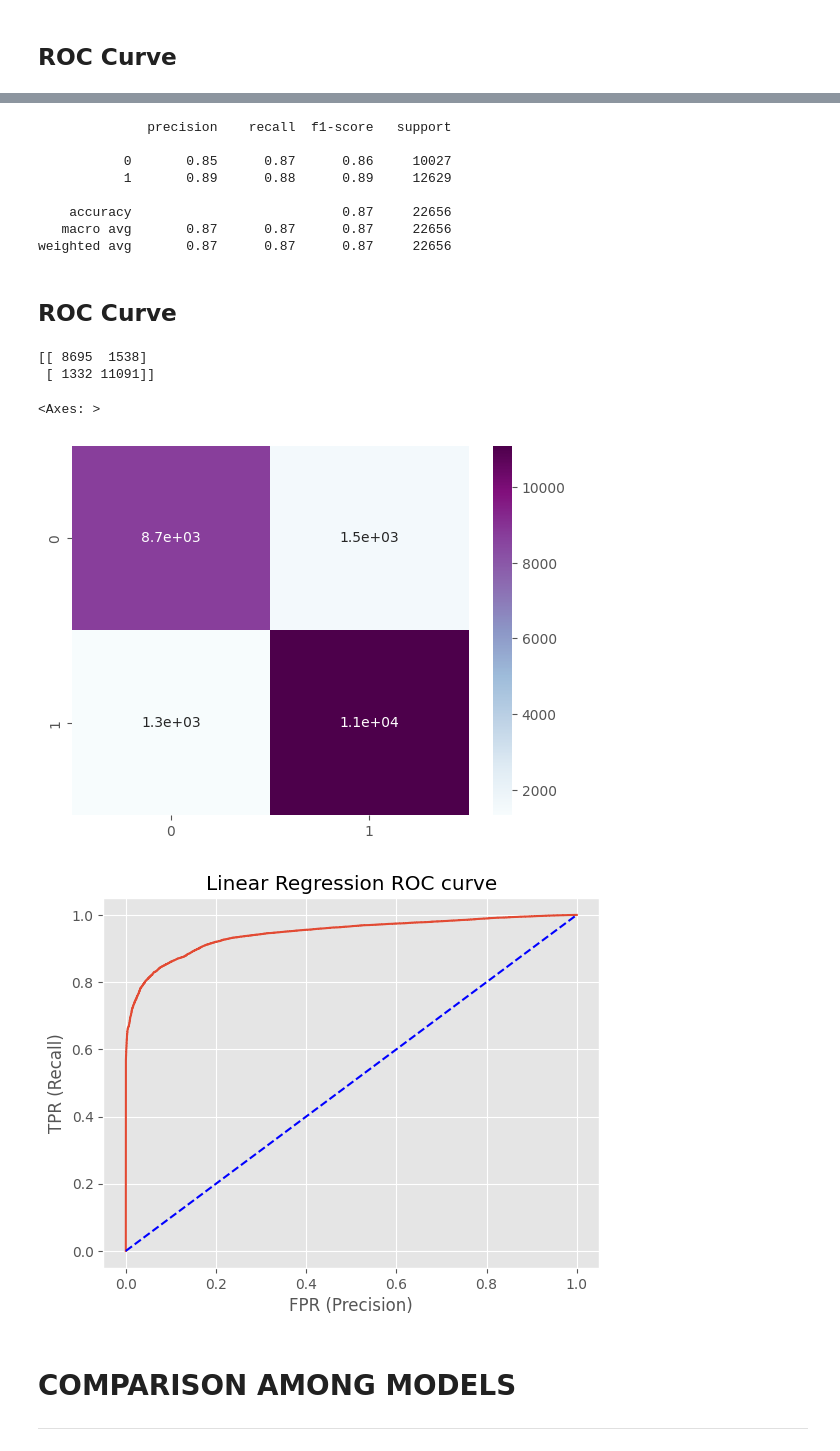
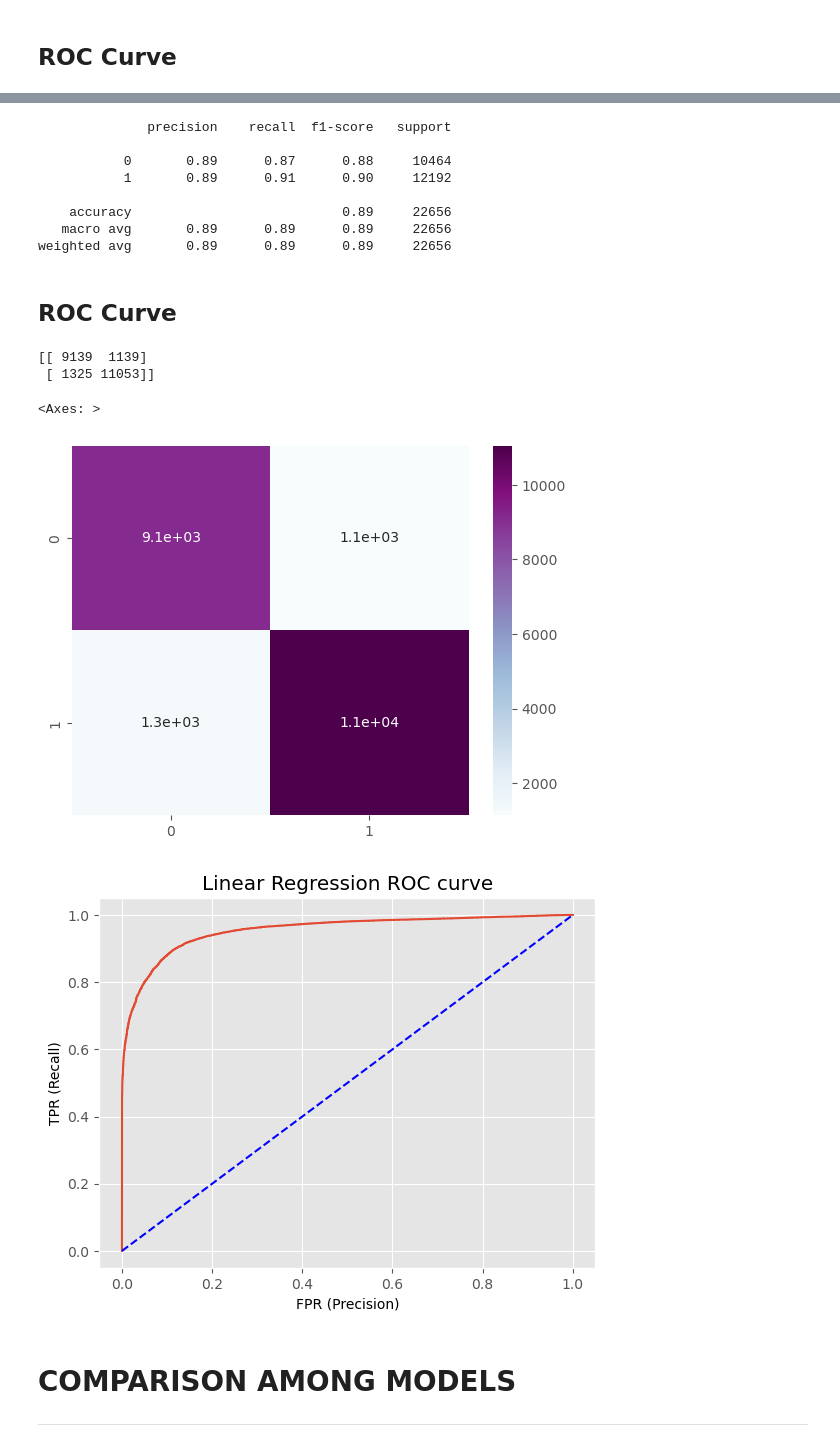
Before and after one commit to senarathnaPP/ML-Project, a Jupyter notebook: Loan_prediction.ipynb, the cells around one changed output, grey strips where cells are left out. Saved outputs shown, nothing was run; the diff lists cells and outputs as text; code cells hidden in the pictures.

Commit message:
logistic regression algorithm updated

```diff
--- a/Loan_prediction.ipynb
+++ b/Loan_prediction.ipynb
@@ -727,0 +698,36 @@ F1-Score: 0.8854382883602108
+# %%
+from sklearn.linear_model import LogisticRegression
+from sklearn.metrics import accuracy_score, precision_score, recall_score, f1_score, roc_auc_score
+from sklearn.model_selection import train_test_split
+
+# Load data
+# Assumes data is stored in variables X and y
+
+# Split data into train and test sets
+x_train, x_test, y_train, y_test = train_test_split(x, y, test_size=0.2, random_state=130)
+
+# Create logistic regression object with L1 regularization
+logreg_model = LogisticRegression(penalty='l1', solver='liblinear')
+
+# Train model on the training set
+logreg_model.fit(x_train, y_train)
+
+# Make predictions on the test set
+y_pred = logreg_model.predict(x_test)
+
+# Get predicted probabilities for the positive class
+logreg_probabilities = logreg_model.predict_proba(x_test)[:, 1]
+
+# Compute performance metrics
+acc_logreg = accuracy_score(y_test, y_pred)
+precision_logreg = precision_score(y_test, y_pred)
+recall_logreg = recall_score(y_test, y_pred)
+f1score_logreg = f1_score(y_test, y_pred)
+AUC_logreg = roc_auc_score(y_test, logreg_probabilities)
+
+# Print performance metrics
+print("Accuracy: ", acc_logreg*100)
+print("Precision:", precision_logreg)
+print("Recall:", recall_logreg)
+print("F1-Score:", f1score_logreg)
+print("ROC-AUC Score:", AUC_logreg)
@@ -728,39 +740,39 @@ F1-Score: 0.8854382883602108
 # %%
 #GETTING CLASSIFICATION REPORT
-print(classification_report(pred,y_test))
+print(classification_report(y_pred,y_test))
 # %% [output]
               precision    recall  f1-score   support
 
-           0       0.85      0.87      0.86     10027
-           1       0.89      0.88      0.89     12629
+           0       0.89      0.87      0.88     10464
+           1       0.89      0.91      0.90     12192
 
-    accuracy                           0.87     22656
-   macro avg       0.87      0.87      0.87     22656
-weighted avg       0.87      0.87      0.87     22656
+    accuracy                           0.89     22656
+   macro avg       0.89      0.89      0.89     22656
+weighted avg       0.89      0.89      0.89     22656
 # %% [markdown]
 ## **ROC** **Curve**
 # %%
-cm=confusion_matrix(y_test,pred)
+cm=confusion_matrix(y_test,y_pred)
 print(cm)
 sns.heatmap(cm,annot=True,cmap='BuPu')
 # %% [output]
-[[ 8695  1538]
- [ 1332 11091]]
+[[ 9139  1139]
+ [ 1325 11053]]
 <Axes: >
-[figure, old version]
+[figure, new version]
 # %%
 from sklearn.metrics import roc_curve
-fpr, tpr, _ = roc_curve(y_test, LR_probability)
+fpr, tpr, _ = roc_curve(y_test, logreg_probabilities)
 
 plt.title('Linear Regression ROC curve')
 plt.xlabel('FPR (Precision)')
 plt.ylabel('TPR (Recall)')
 
 plt.plot(fpr,tpr)
 plt.plot((0,1), ls='dashed',color='blue')
 plt.show()
 # %% [output]
-[figure, old version]
+[figure, new version]
 # %% [markdown]
 # **COMPARISON** **AMONG** **MODELS**
 
```
Also changed, not shown: parts of 26 cells of this notebook.
